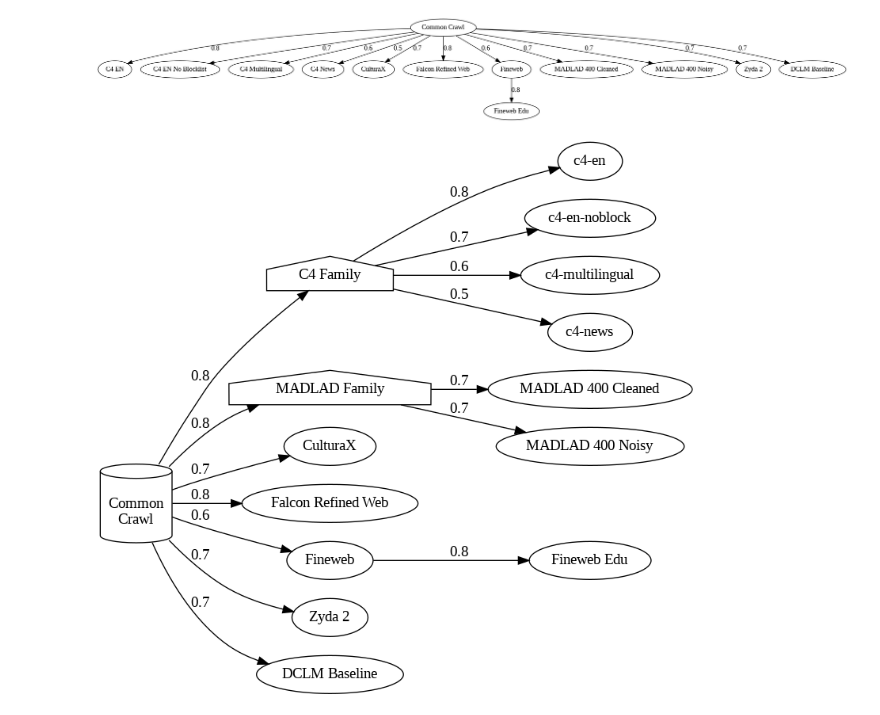
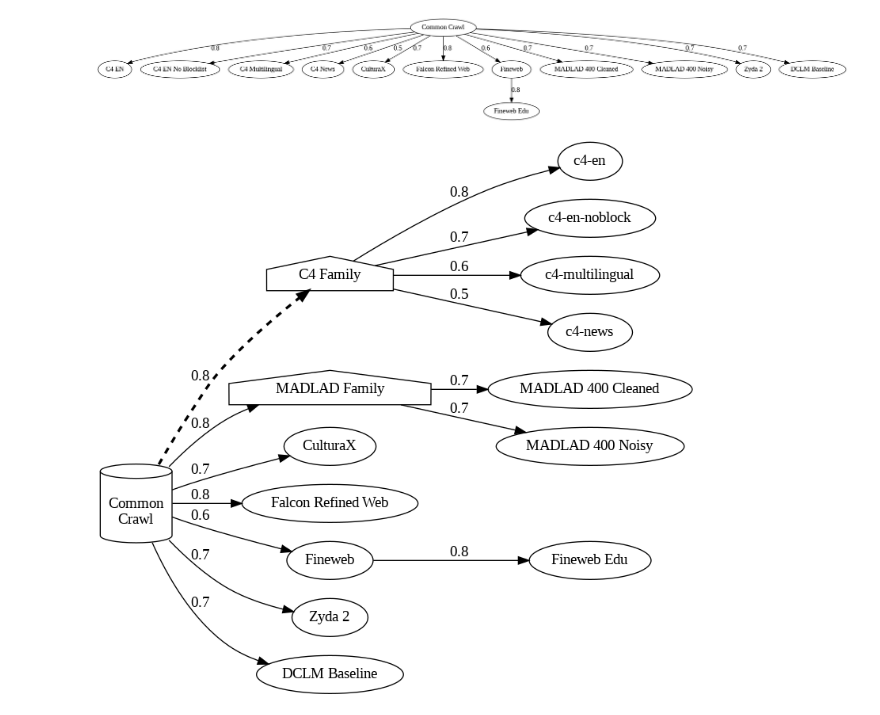
Before and after one commit to NHagar/cc-genealogy, a Jupyter notebook: analysis/cc_genalogy_tree.ipynb, the cells around one changed output. Cells and saved outputs as stored; diff of their text form; code cells hidden in the pictures.

```diff
--- a/analysis/cc_genalogy_tree.ipynb
+++ b/analysis/cc_genalogy_tree.ipynb
@@ -121,7 +121,7 @@ dot.attr(rankdir='LR') # Left to right layout
 # Define subgraphs for vertical positioning
 with dot.subgraph() as s1:
     s1.attr(rank='top')
-    s1.node('common-crawl', '\nCommon\nCrawl', shape='cylinder')
+    s1.node('common-crawl', '\nCommon\nCrawl\n', shape='cylinder')
 
 with dot.subgraph() as s2:
     s2.attr(rank='same')
@@ -133,32 +133,35 @@ with dot.subgraph() as s2:
 
 with dot.subgraph() as s3:
     s3.attr(rank='same')
     s3.node('fineweb-edu', 'Fineweb Edu')
 
 with dot.subgraph() as s4:
     s4.attr(rank='bottom')
     s4.node('madlad-cleaned', 'MADLAD 400 Cleaned')
     s4.node('madlad-noisy', 'MADLAD 400 Noisy')
     s4.node('zyda-2', 'Zyda 2')
     s4.node('dclm', 'DCLM Baseline')
 
 # Add edges with weights as labels (if desired)
-dot.edge('common-crawl', 'c4-family', label='0.8')
+dot.edge('common-crawl', 'c4-family',
+         penwidth='2.5',
+         style="dashed",
+         label='0.8')
 dot.edge('common-crawl', 'madlad-family', label='0.8')
 dot.edge('c4-family', 'c4-en', label='0.8')
 dot.edge('c4-family', 'c4-en-noblock', label='0.7')
 dot.edge('c4-family', 'c4-multilingual', label='0.6')
 dot.edge('c4-family', 'c4-news', label='0.5')
 dot.edge('common-crawl', 'cultura', label='0.7')
 dot.edge('common-crawl', 'falcon', label='0.8')
 dot.edge('common-crawl', 'fineweb', label='0.6')
 dot.edge('fineweb', 'fineweb-edu', label='0.8')
 dot.edge('madlad-family', 'madlad-cleaned', label='0.7')
 dot.edge('madlad-family', 'madlad-noisy', label='0.7')
 dot.edge('common-crawl', 'zyda-2', label='0.7')
 dot.edge('common-crawl', 'dclm', label='0.7')
 
 # Render and display the graph in the notebook
 Image(dot.pipe(format='png'))
 # %% [output]
-[figure, old version]
+[figure, new version]
```
